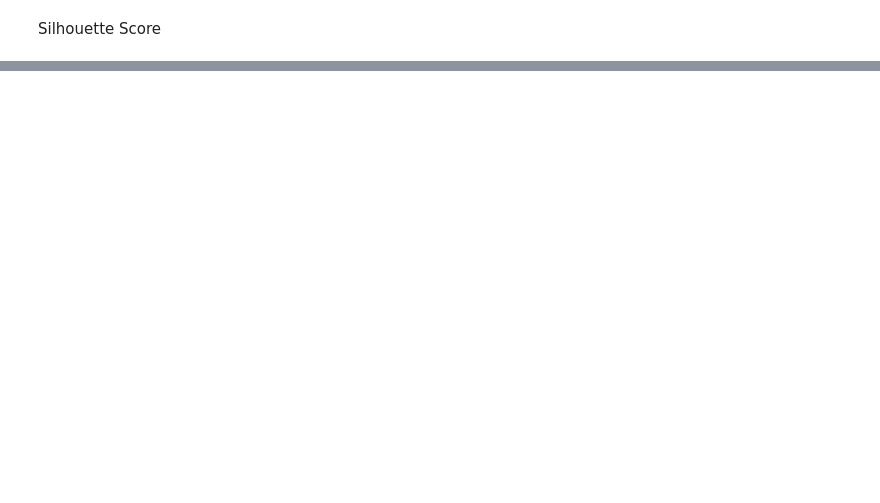
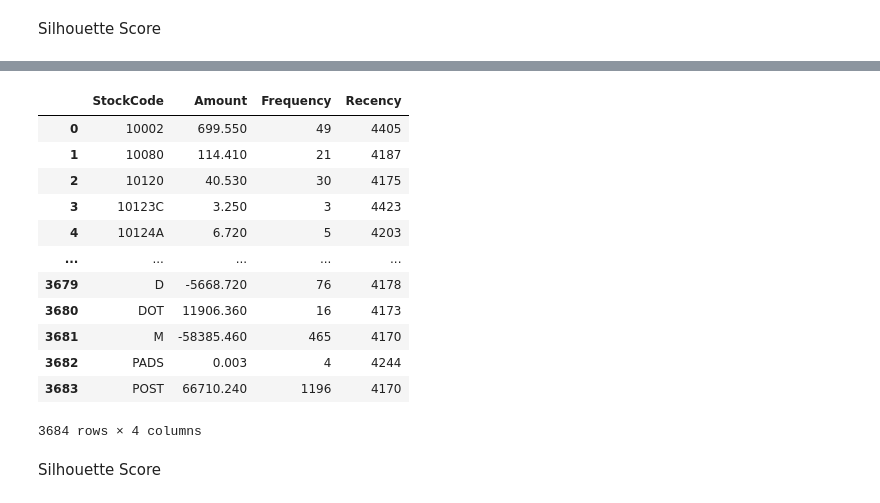
Before and after one commit to AcerPing/NTUT_FinancialBigData, a Jupyter notebook: 國立臺北科技大學_金融大數據_作業5_集群分析(20230526).ipynb, the cells around one changed output, grey strips where cells are left out. Cells and saved outputs as stored; diff of their text form; code cells hidden in the pictures; blank space fills up the shorter version.

```diff
--- a/國立臺北科技大學_金融大數據_作業5_集群分析(20230526).ipynb
+++ b/國立臺北科技大學_金融大數據_作業5_集群分析(20230526).ipynb
@@ -297,0 +281,4 @@ K 值: [2, 3, 4, 5, 6, 7, 8, 9, 10]
+# %%
+rfm_m = df.groupby('StockCode')['Amount'].sum()
+rfm_m = rfm_m.reset_index()
+rfm_m
@@ -297,0 +299,7 @@ K 值: [2, 3, 4, 5, 6, 7, 8, 9, 10]
+# %%
+# New Attribute : Frequency
+rfm_f = df.groupby('StockCode')['InvoiceNo'].count()
+rfm_f = rfm_f.reset_index()
+rfm_f.columns = ['StockCode', 'Frequency']
+# rfm_f.head()
+rfm_f
@@ -297,0 +320,6 @@ K 值: [2, 3, 4, 5, 6, 7, 8, 9, 10]
+# %%
+# Compute last transaction date to get the recency of customers
+rfm_p = df.groupby('StockCode')['Diff'].min()
+rfm_p = rfm_p.reset_index()
+rfm_p['Diff'] = rfm_p['Diff'].dt.days # Extract number of days only
+rfm_p
@@ -297,0 +340,4 @@ K 值: [2, 3, 4, 5, 6, 7, 8, 9, 10]
+# %%
+# Merging the two dfs
+rfm = pd.merge(rfm_m, rfm_f, on='StockCode', how='inner')
+rfm
@@ -297,0 +358,21 @@ K 值: [2, 3, 4, 5, 6, 7, 8, 9, 10]
+# %%
+# Merge tha dataframes to get the final RFM dataframe
+rfm = pd.merge(rfm, rfm_p, on='StockCode', how='inner')
+rfm.columns = ['StockCode', 'Amount', 'Frequency', 'Recency']
+rfm
+# %% [output]
+|  | StockCode | Amount | Frequency | Recency |
+| 0 | 10002 | 699.550 | 49 | 4405 |
+| 1 | 10080 | 114.410 | 21 | 4187 |
+| 2 | 10120 | 40.530 | 30 | 4175 |
+| 3 | 10123C | 3.250 | 3 | 4423 |
+| 4 | 10124A | 6.720 | 5 | 4203 |
+| ... | ... | ... | ... | ... |
+| 3679 | D | -5668.720 | 76 | 4178 |
+| 3680 | DOT | 11906.360 | 16 | 4173 |
+| 3681 | M | -58385.460 | 465 | 4170 |
+| 3682 | PADS | 0.003 | 4 | 4244 |
+| 3683 | POST | 66710.240 | 1196 | 4170 |
+3684 rows × 4 columns
+# %% [markdown]
+Silhouette Score
```
Also changed, not shown: parts of 18 cells of this notebook.
